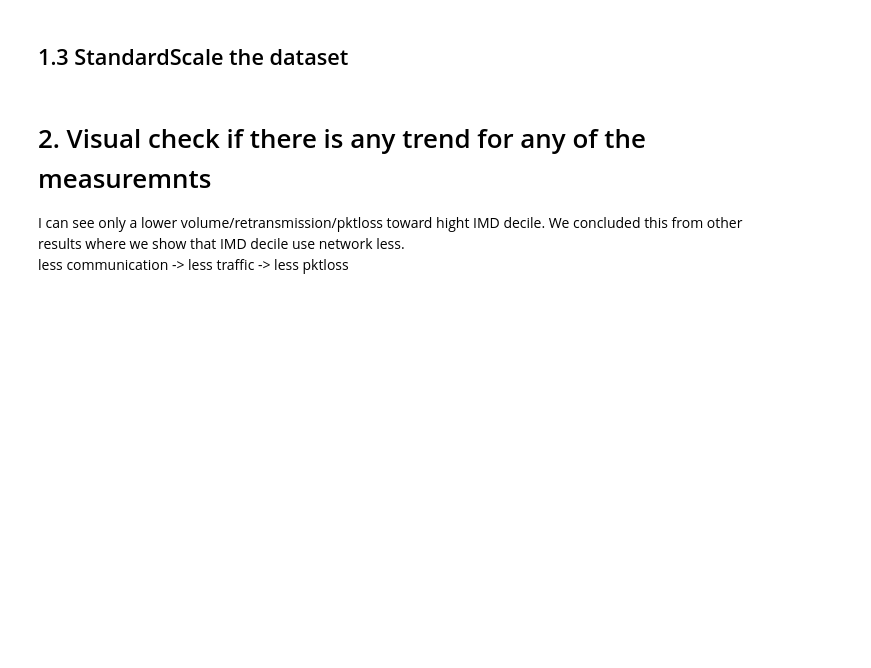
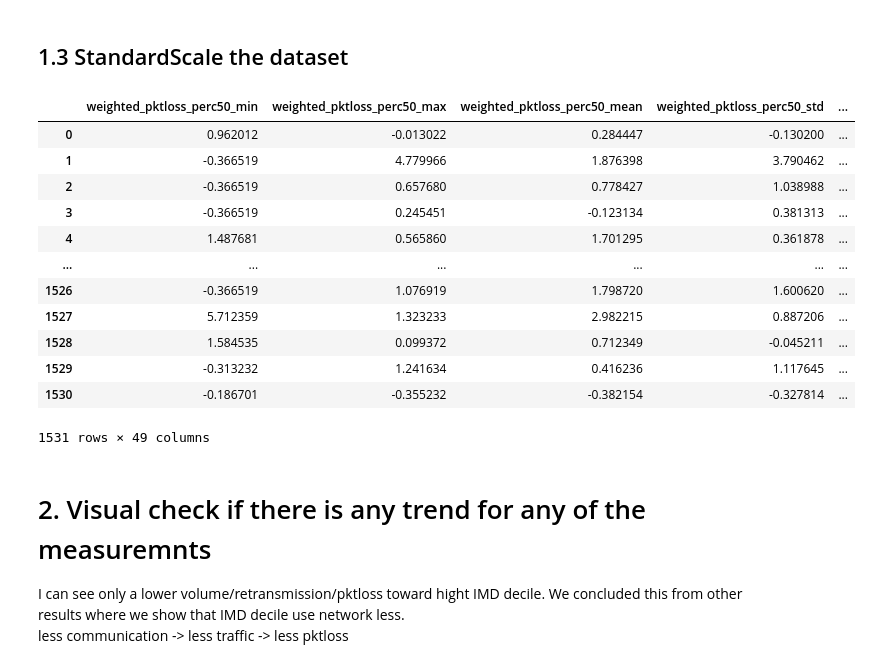
Before and after one commit to 5uperpalo/Telefonica, a Jupyter notebook: IMC2020/UK_VDT_analysis_and_ML.ipynb, the cells around one changed output. Drawn from its saved outputs; the diff is of its cells as text; code cells hidden in the pictures; blank space fills up the shorter version.

```diff
--- a/IMC2020/UK_VDT_analysis_and_ML.ipynb
+++ b/IMC2020/UK_VDT_analysis_and_ML.ipynb
@@ -57,6 +57,10 @@ liverpool_vdt_pd = liverpool_vdt_pd.loc[:,liverpool_vdt_pd.columns.str.contains(
 london_antenna_imd_pd = pd.read_csv(london_antenna_imd_loc, index_col=False)
 birmingham_antenna_imd_pd = pd.read_csv(birmingham_antenna_imd_loc, index_col=False)
 liverpool_antenna_imd_pd = pd.read_csv(liverpool_antenna_imd_loc, index_col=False)
+# %%
+london_vdt_pd.drop(['weighted_unique_users', 'weighted_total_volume'],axis=1, inplace=True)
+birmingham_vdt_pd.drop(['weighted_unique_users', 'weighted_total_volume'],axis=1, inplace=True)
+liverpool_vdt_pd.drop(['weighted_unique_users', 'weighted_total_volume'],axis=1, inplace=True)
 # %% [markdown]
 ## 1.1 Drop NA values, monthly ['min', 'max', 'mean', 'std'] for each antenna
 # %%
@@ -97,3 +101,19 @@ liverpool_vdt_pd_ml_scaled = pd.DataFrame(scaler.transform(liverpool_vdt_pd[live
 liverpool_vdt_pd_ml_scaled['IMDDecil'] = liverpool_vdt_pd['IMDDecil'].values
 liverpool_vdt_samples = liverpool_vdt_pd_ml_scaled[liverpool_vdt_pd_ml_scaled.columns[:-1]].values
 liverpool_vdt_labels = liverpool_vdt_pd_ml_scaled['IMDDecil'].values
+# %%
+liverpool_vdt_pd_ml_scaled
+# %% [output]
+|  | weighted_pktloss_perc50_min | weighted_pktloss_perc50_max | weighted_pktloss_perc50_mean | weighted_pktloss_perc50_std | ... |
+| 0 | 0.962012 | -0.013022 | 0.284447 | -0.130200 | ... |
+| 1 | -0.366519 | 4.779966 | 1.876398 | 3.790462 | ... |
+| 2 | -0.366519 | 0.657680 | 0.778427 | 1.038988 | ... |
+| 3 | -0.366519 | 0.245451 | -0.123134 | 0.381313 | ... |
+| 4 | 1.487681 | 0.565860 | 1.701295 | 0.361878 | ... |
+| ... | ... | ... | ... | ... | ... |
+| 1526 | -0.366519 | 1.076919 | 1.798720 | 1.600620 | ... |
+| 1527 | 5.712359 | 1.323233 | 2.982215 | 0.887206 | ... |
+| 1528 | 1.584535 | 0.099372 | 0.712349 | -0.045211 | ... |
+| 1529 | -0.313232 | 1.241634 | 0.416236 | 1.117645 | ... |
+| 1530 | -0.186701 | -0.355232 | -0.382154 | -0.327814 | ... |
+1531 rows × 49 columns
```
Also changed, not shown: parts of 11 cells of this notebook, 2 other files.
